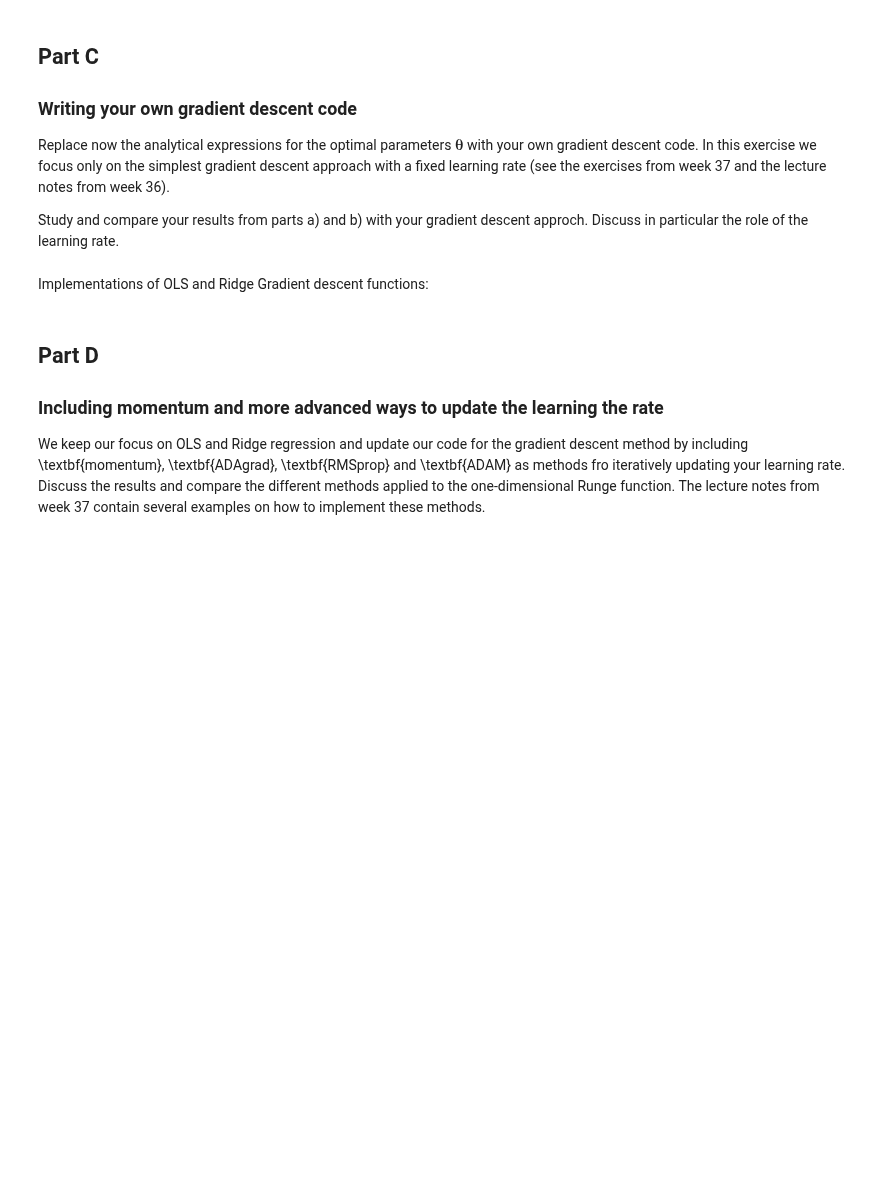
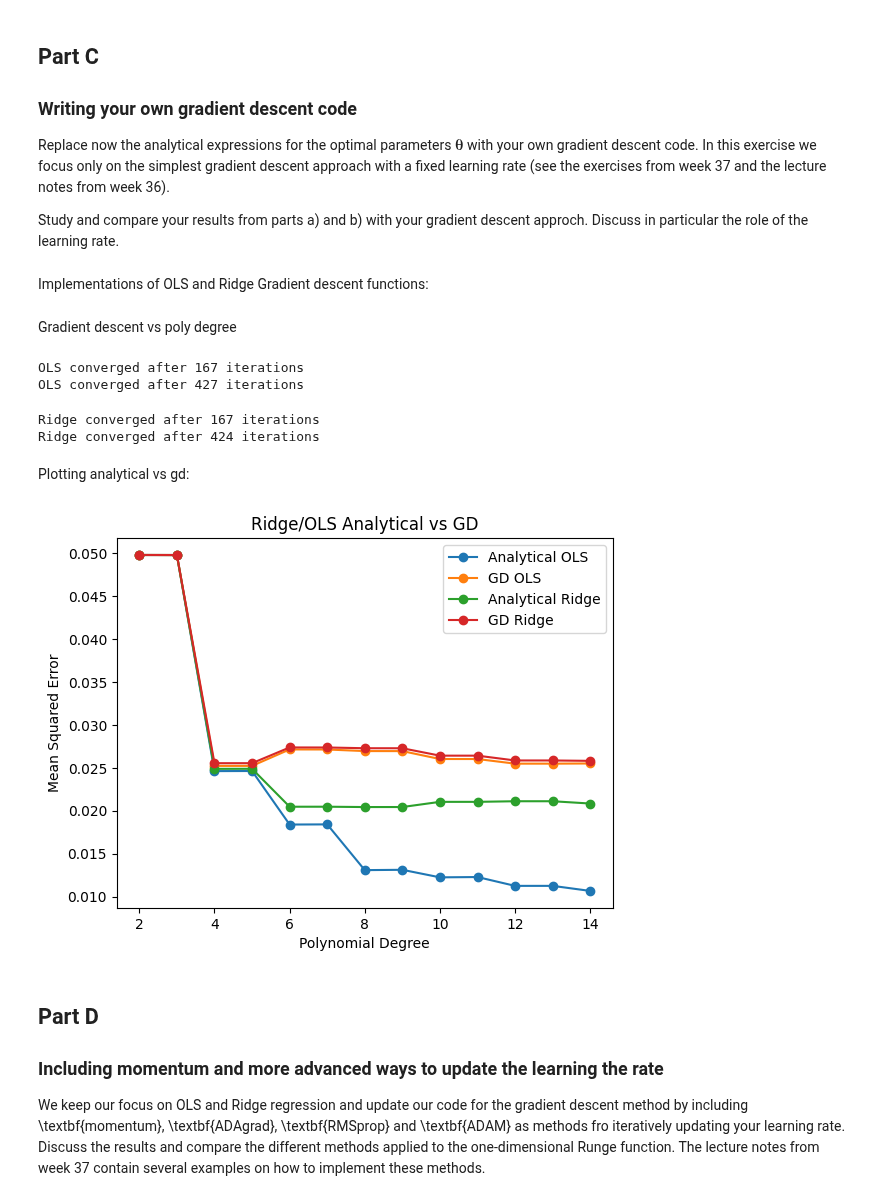
Before and after one commit to Twaal/applied-data-analysis-and-ml, a Jupyter notebook: Project1/code/project1.ipynb, the cells around one changed output. Drawn from its saved outputs; the diff is of its cells as text; code cells hidden in the pictures; blank space fills up the shorter version.

Commit message:
Fixing GD loops, adding plots

```diff
--- a/Project1/code/project1.ipynb
+++ b/Project1/code/project1.ipynb
@@ -316,6 +314,63 @@ def gd_OLS(X, y, eta=0.01, num_iters=1000, tol=1e-6):
             break
 
     return theta
+# %% [markdown]
+Gradient descent vs poly degree
+# %%
+mse_test_values_gd = []
+mse_train_values_gd = []
+
+for degree in degrees:
+    X = polynomial_features(x, degree)
+    X_train, X_test, y_train, y_test = train_test_split(X, y, test_size=0.2, random_state=1)
+
+    beta_gd = gd_OLS(X_train, y_train)
+
+    poly_predict_test_gd = X_test @ beta_gd
+    poly_predict_train_gd = X_train @ beta_gd
+
+    poly_mse_test_gd = mean_squared_error(y_test, poly_predict_test_gd)
+    poly_mse_train_gd = mean_squared_error(y_train, poly_predict_train_gd)
+
+    mse_test_values_gd.append(poly_mse_test_gd)
+    mse_train_values_gd.append(poly_mse_train_gd)
+# %% [output]
+OLS converged after 167 iterations
+OLS converged after 427 iterations
+# %%
+mse_test_values_ridge_gd = []
+mse_train_values_ridge_gd = []
+
+for degree in degrees:
+    X = polynomial_features(x, degree)
+    X_train, X_test, y_train, y_test = train_test_split(X, y, test_size=0.2, random_state=1)
+
+    beta_ridge_gd = gd_Ridge(X_train, y_train)
+    y_predict_test_ridge_gd = X_test @ beta_ridge_gd
+    y_predict_train_ridge_gd = X_train @ beta_ridge_gd
+
+    mse_test_ridge_gd = mean_squared_error(y_test, y_predict_test_ridge_gd)
+    mse_train_ridge_gd = mean_squared_error(y_train, y_predict_train_ridge_gd)
+
+    mse_test_values_ridge_gd.append(mse_test_ridge_gd)
+    mse_train_values_ridge_gd.append(mse_train_ridge_gd)
+# %% [output]
+Ridge converged after 167 iterations
+Ridge converged after 424 iterations
+# %% [markdown]
+Plotting analytical vs gd:
+# %%
+plt.plot(degrees, mse_test_values, marker='o', label='Analytical OLS')
+plt.plot(degrees, mse_test_values_gd, marker='o', label='GD OLS')
+plt.plot(degrees, mse_test_ridge, marker='o', label='Analytical Ridge')
+plt.plot(degrees, mse_test_values_ridge_gd, marker='o', label='GD Ridge')
+plt.xlabel("Polynomial Degree")
+plt.ylabel("Mean Squared Error")
+plt.title("Ridge/OLS Analytical vs GD")
+plt.legend()
+plt.show()
+# %% [output]
+[figure, added]
 # %% [markdown]
 ## Part D
 ### Including momentum and more advanced ways to update the learning the rate
```
Also changed, not shown: parts of 7 cells of this notebook.
